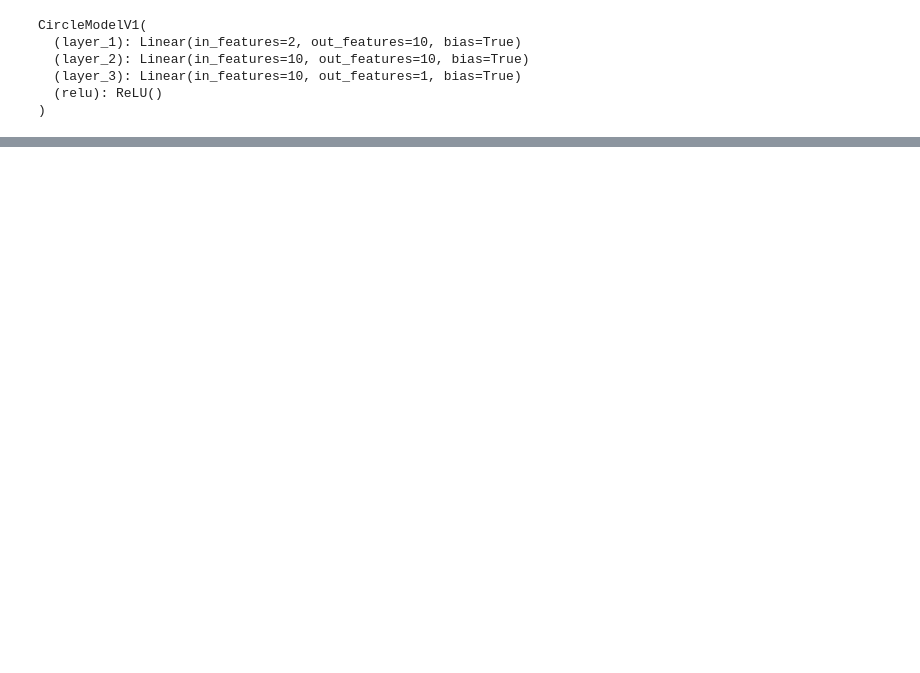
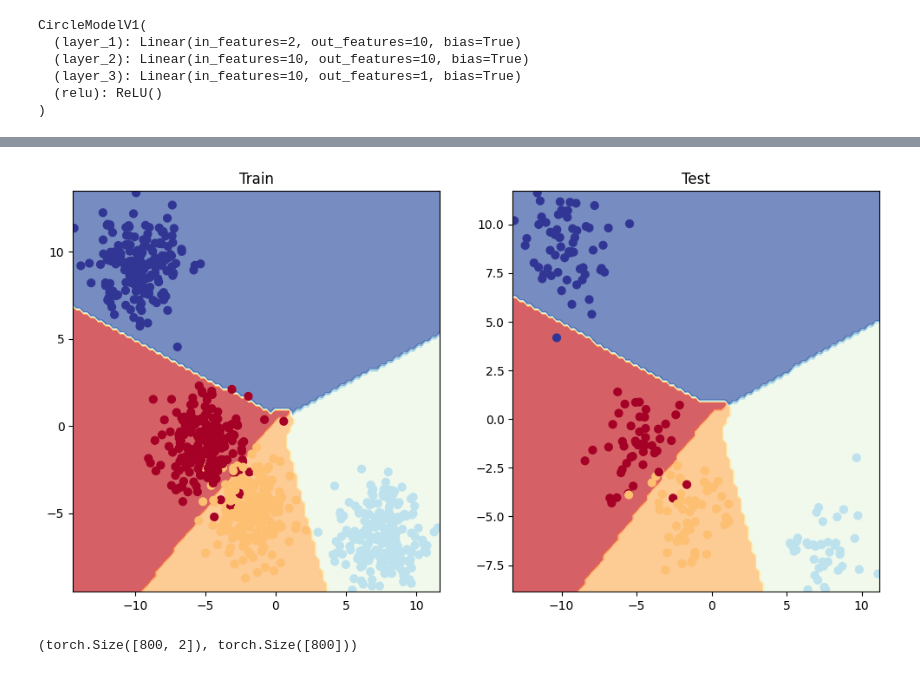
Before and after one commit to hrnnikolov/ML_models, a Jupyter notebook: pytorch_classification_nn.ipynb, the cells around one changed output, grey strips where cells are left out. Cells and saved outputs as stored; diff of their text form; code cells hidden in the pictures; blank space fills up the shorter version.

```diff
--- a/pytorch_classification_nn.ipynb
+++ b/pytorch_classification_nn.ipynb
@@ -314,0 +379,4 @@ plot_decision_boundary(model_1, X_test, y_test)
+# %%
+loss_fn = nn.CrossEntropyLoss()
+optimizer = torch.optim.SGD(params=model_3.parameters(),
+                            lr=0.1)
@@ -314,0 +387,31 @@ plot_decision_boundary(model_1, X_test, y_test)
+# %%
+epochs = 100
+
+X_blob_train, y_blob_train = X_blob_train.to(device), y_blob_train.to(device)
+X_blob_test, y_blob_test = X_blob_test.to(device), y_blob_test.to(device)
+
+for epoch in range(epochs):
+  #Train
+  model_3.train()
+
+  y_logits = model_3(X_blob_train)
+  y_pred = torch.softmax(y_logits, dim=1).argmax(dim=1)
+
+  loss = loss_fn(y_logits, y_blob_train)
+  acc = accuracy_fn(y_true=y_blob_train, y_pred=y_pred)
+
+  optimizer.zero_grad()
+  loss.backward()
+  optimizer.step()
+
+  #Test
+  model_3.eval()
+  with torch.inference_mode():
+    test_logits = model_3(X_blob_test)
+    test_pred = torch.softmax(test_logits, dim=1).argmax(dim=1)
+
+    test_loss = loss_fn(test_logits, y_blob_test)
+    acc = accuracy_fn(y_true=y_blob_test, y_pred=test_pred)
+
+  if epoch % 10 == 0:
+    print(f'Epoch: {epoch} | Loss: {loss:.5f} | Acc: {acc:.2f}% | Test_Loss: {test_loss:.5f} | Test_Acc: {test_acc:.2f}%')
@@ -314,0 +475,14 @@ plot_decision_boundary(model_1, X_test, y_test)
+# %%
+plt.figure(figsize=(12, 6))
+plt.subplot(1, 2, 1)
+plt.title('Train')
+plot_decision_boundary(model_3, X_blob_train, y_blob_train)
+plt.subplot(1, 2, 2)
+plt.title('Test')
+plot_decision_boundary(model_3, X_blob_test, y_blob_test)
+# %% [output]
+[figure, added]
+# %%
+X_blob_train.shape, y_blob_train.shape
+# %% [output]
+(torch.Size([800, 2]), torch.Size([800]))
```
Also changed, not shown: parts of 18 cells of this notebook.
